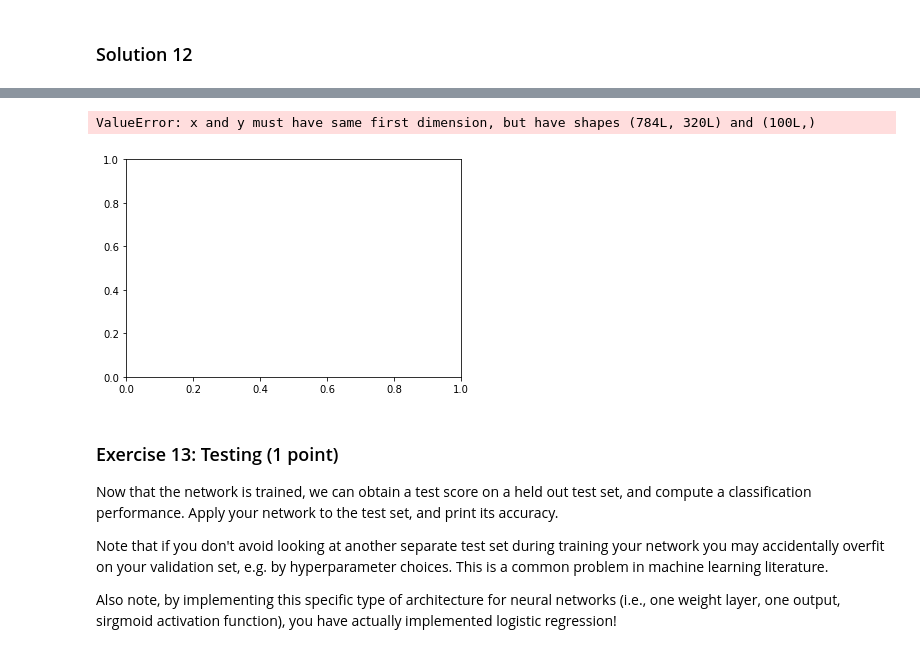
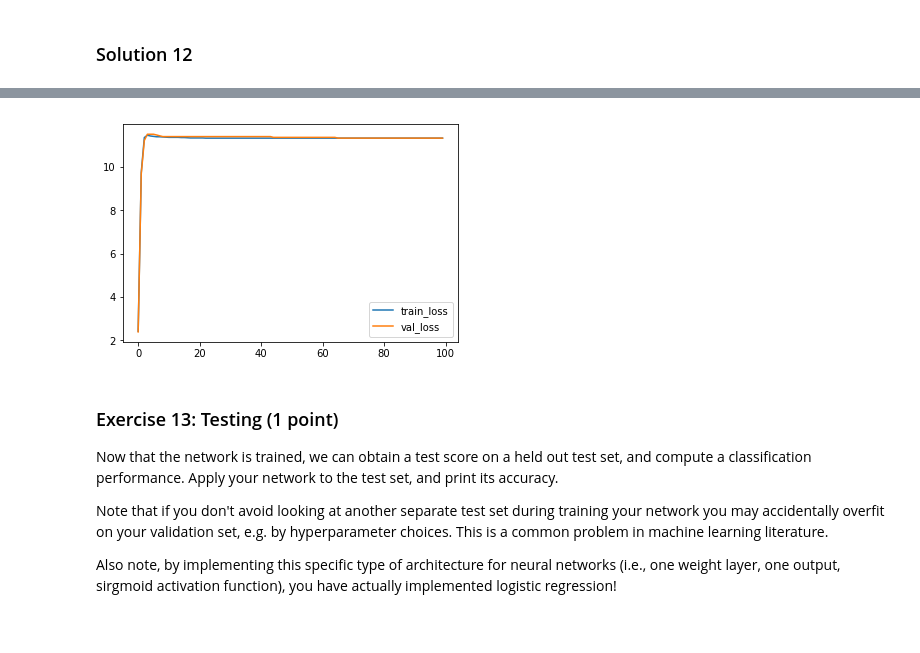
Before and after one commit to aprinsai/NeuralNetworks, a Jupyter notebook: Ex3/Chapter_03_optimization.ipynb, the cells around one changed output, grey strips where cells are left out. Saved outputs shown, nothing was run; the diff lists cells and outputs as text; code cells hidden in the pictures.

Commit message:
plot finished

```diff
--- a/Ex3/Chapter_03_optimization.ipynb
+++ b/Ex3/Chapter_03_optimization.ipynb
@@ -388,8 +388,8 @@ W, train_loss, val_loss = train_network(X_train, T_train, X_val, T_val)
 
 # Plot losses
 plt.figure()
-plt.plot(X_val, train_loss)
-plt.plot(X_val, val_loss)
+plt.plot(xrange(100), train_loss, label = "train_loss")
+plt.plot(xrange(100), val_loss, label = "val_loss")
+plt.legend()
 plt.show()
-#hoi, so now we need to plot it properly
 # %% [output]
@@ -406,5 +406,4 @@ Epoch 91/100. Train loss: 5.65751844336. Validation loss: 5.64852396253.
-ValueError: x and y must have same first dimension, but have shapes (784L, 320L) and (100L,)
-[figure, old version]
+[figure, new version]
 # %% [markdown]
 ### Exercise 13: Testing (1 point)
 Now that the network is trained, we can obtain a test score on a held out test set, and compute a classification performance. Apply your network to the test set, and print its accuracy.
```
Also changed, not shown: parts of 3 cells of this notebook, 1 other file.
